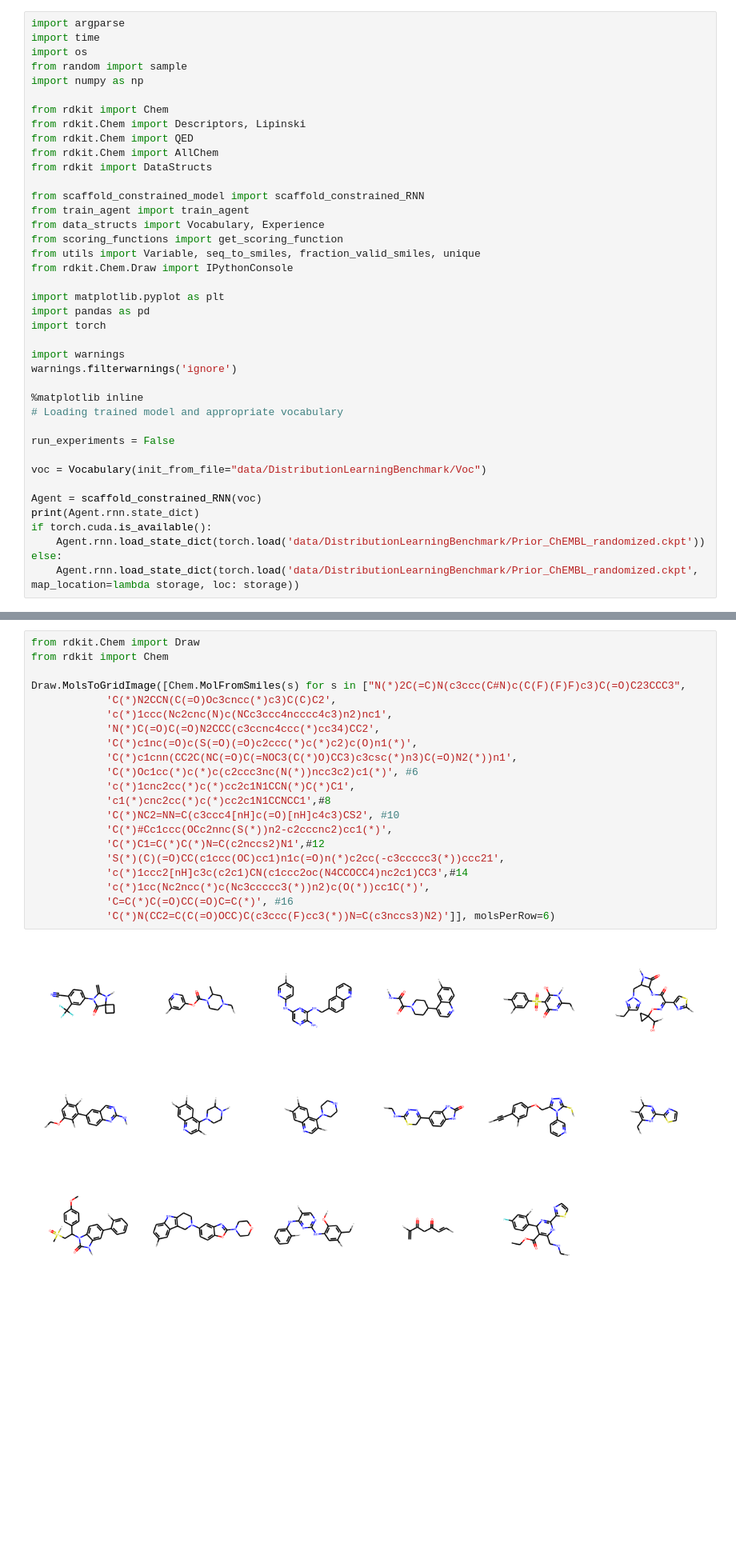
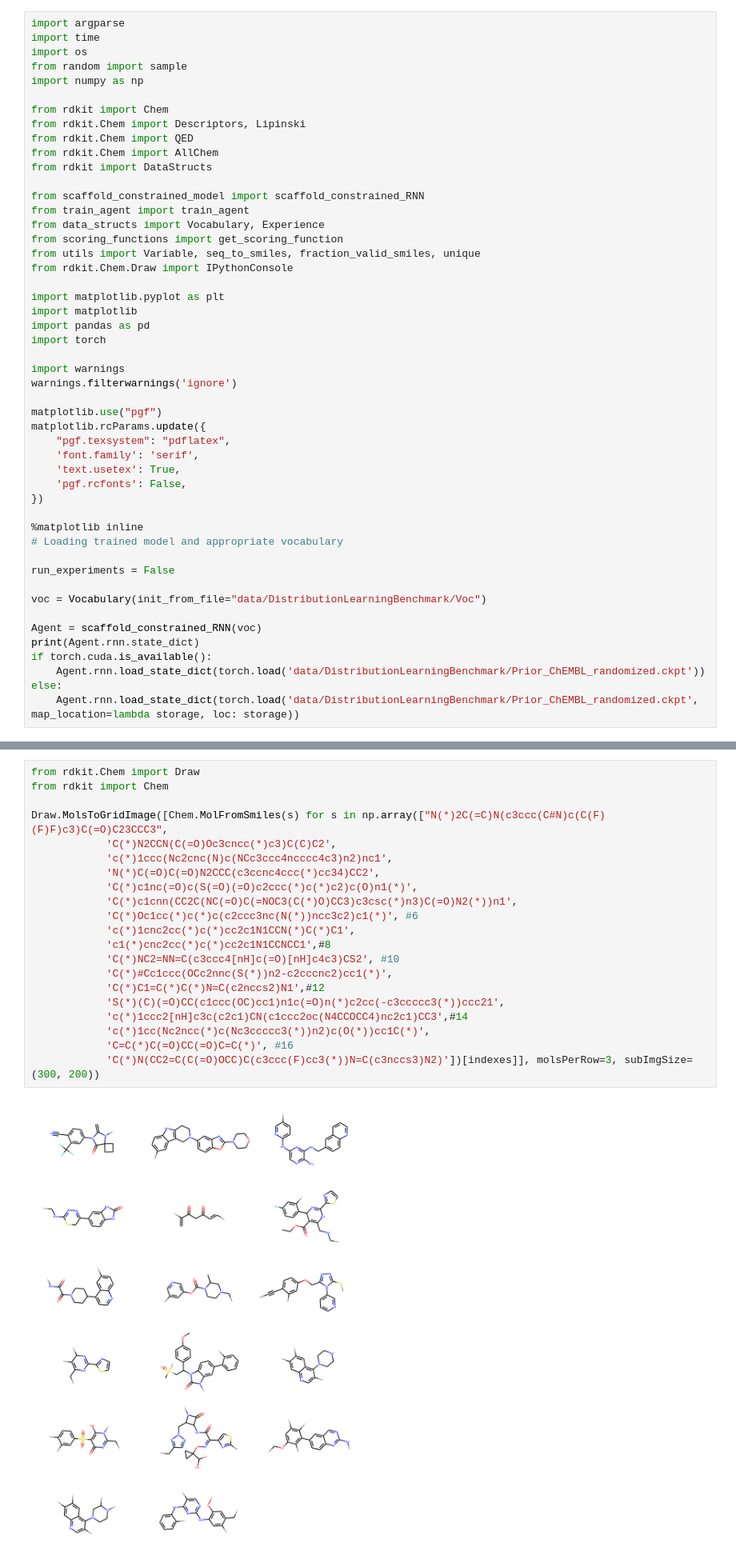
Before and after one commit to maxime-langevin/scaffold-constrained-generation, a Jupyter notebook: Distribution_learning_benchmarks.ipynb, the cells around one changed output, grey strips where cells are left out. Shown: that part at 80% size. Saved outputs shown, nothing was run; the diff lists cells and outputs as text; blank space fills up the shorter version.

```diff
--- a/Distribution_learning_benchmarks.ipynb
+++ b/Distribution_learning_benchmarks.ipynb
@@ -19,11 +19,20 @@ from utils import Variable, seq_to_smiles, fraction_valid_smiles, unique
 from rdkit.Chem.Draw import IPythonConsole
 
 import matplotlib.pyplot as plt
+import matplotlib
 import pandas as pd
 import torch
 
 import warnings
 warnings.filterwarnings('ignore')
+
+matplotlib.use("pgf")
+matplotlib.rcParams.update({
+    "pgf.texsystem": "pdflatex",
+    'font.family': 'serif',
+    'text.usetex': True,
+    'pgf.rcfonts': False,
+})
 
 %matplotlib inline
 # Loading trained model and appropriate vocabulary
@@ -401,26 +420,26 @@ ax.xaxis.set_major_locator(loc)
 # %%
 from rdkit.Chem import Draw
 from rdkit import Chem
 
-Draw.MolsToGridImage([Chem.MolFromSmiles(s) for s in ["N(*)2C(=C)N(c3ccc(C#N)c(C(F)(F)F)c3)C(=O)C23CCC3",
+Draw.MolsToGridImage([Chem.MolFromSmiles(s) for s in np.array(["N(*)2C(=C)N(c3ccc(C#N)c(C(F)(F)F)c3)C(=O)C23CCC3",
             'C(*)N2CCN(C(=O)Oc3cncc(*)c3)C(C)C2',
             'c(*)1ccc(Nc2cnc(N)c(NCc3ccc4ncccc4c3)n2)nc1',
             'N(*)C(=O)C(=O)N2CCC(c3ccnc4ccc(*)cc34)CC2',
             'C(*)c1nc(=O)c(S(=O)(=O)c2ccc(*)c(*)c2)c(O)n1(*)',
             'C(*)c1cnn(CC2C(NC(=O)C(=NOC3(C(*)O)CC3)c3csc(*)n3)C(=O)N2(*))n1',
             'C(*)Oc1cc(*)c(*)c(c2ccc3nc(N(*))ncc3c2)c1(*)', #6
             'c(*)1cnc2cc(*)c(*)cc2c1N1CCN(*)C(*)C1',
             'c1(*)cnc2cc(*)c(*)cc2c1N1CCNCC1',#8
             'C(*)NC2=NN=C(c3ccc4[nH]c(=O)[nH]c4c3)CS2', #10
             'C(*)#Cc1ccc(OCc2nnc(S(*))n2-c2cccnc2)cc1(*)',
             'C(*)C1=C(*)C(*)N=C(c2nccs2)N1',#12
             'S(*)(C)(=O)CC(c1ccc(OC)cc1)n1c(=O)n(*)c2cc(-c3ccccc3(*))ccc21',
             'c(*)1ccc2[nH]c3c(c2c1)CN(c1ccc2oc(N4CCOCC4)nc2c1)CC3',#14
             'c(*)1cc(Nc2ncc(*)c(Nc3ccccc3(*))n2)c(O(*))cc1C(*)',
             'C=C(*)C(=O)CC(=O)C=C(*)', #16
-            'C(*)N(CC2=C(C(=O)OCC)C(c3ccc(F)cc3(*))N=C(c3nccs3)N2)']], molsPerRow=6)
+            'C(*)N(CC2=C(C(=O)OCC)C(c3ccc(F)cc3(*))N=C(c3nccs3)N2)'])[indexes]], molsPerRow=3, subImgSize=(300, 200))
 # %% [output]
-[figure, old version]
+[figure, new version]
 # %% [markdown]
 # Plotting distributions
 # %%
```
Also changed, not shown: parts of 5 cells of this notebook, 7 other files.
